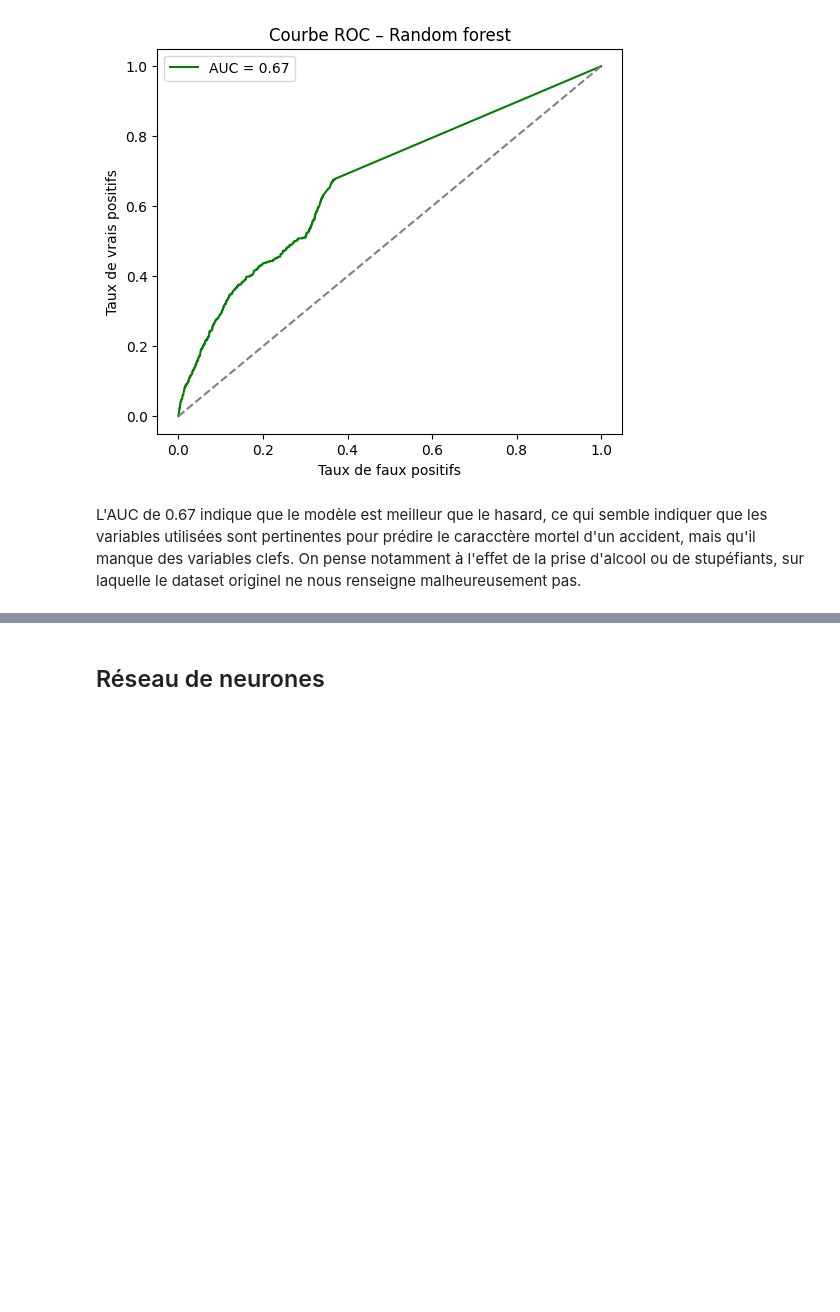
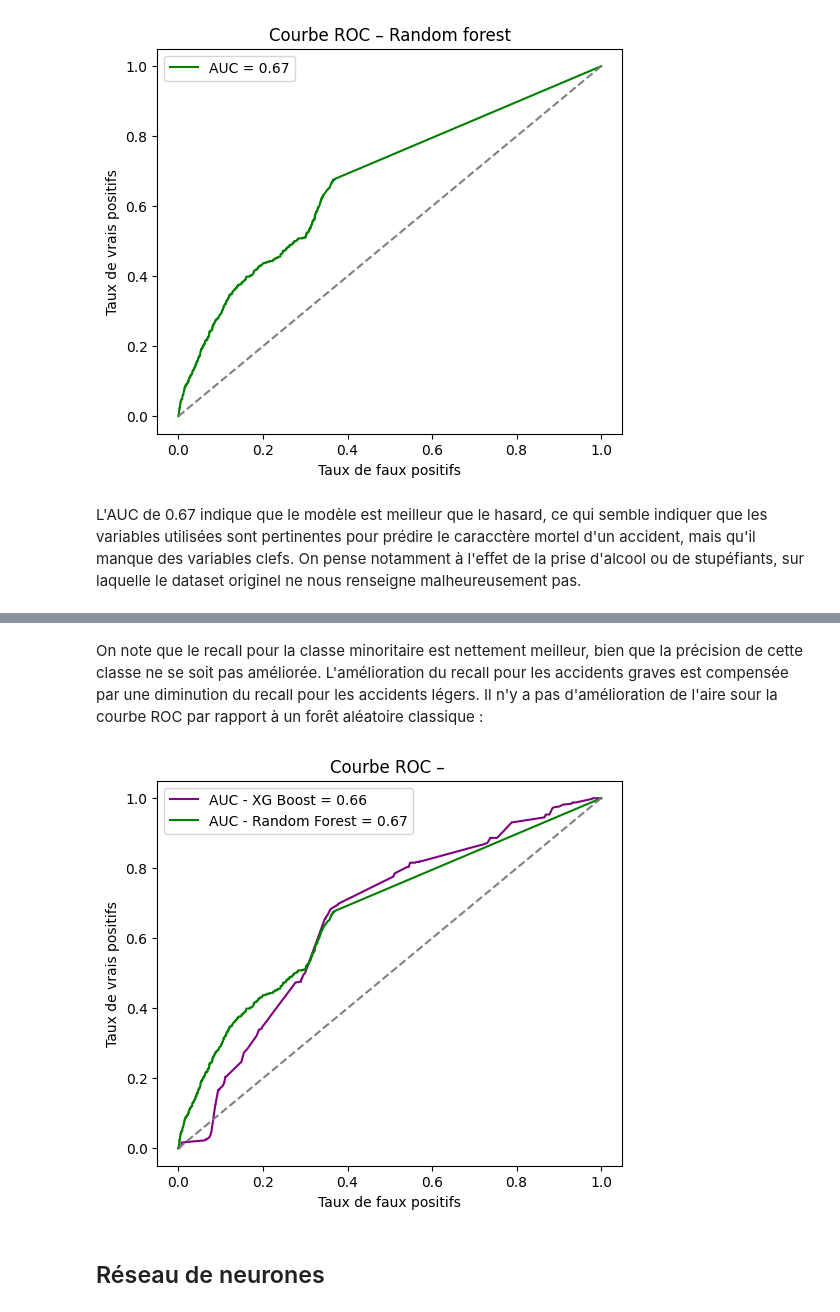
Before and after one commit to JohanneBohn/Python-DS, a Jupyter notebook: rapport.ipynb, the cells around one changed output, grey strips where cells are left out. Drawn from its saved outputs; the diff is of its cells as text; code cells hidden in the pictures; blank space fills up the shorter version.

```diff
--- a/rapport.ipynb
+++ b/rapport.ipynb
@@ -670,6 +662,0 @@ from sklearn.datasets import make_classification
-# %%
-# Prédiction d'un accident à partir du genre, de l'âge et de l'heure
-df = pd.concat([df_cu["sexe"], df_cu["an_nais"].apply(lambda n : 2024 - n), df_cu["hrmn"].apply(lambda s : int(s[:2])), df_cu[["grav"]]], axis=1).dropna()
-X, y = df[["sexe", "an_nais", "hrmn"]].rename(columns={"sexe" : "sexe", "an_nais" : "âge", "hrmn" : "heure"}), df["grav"]
-X_train, X_test, y_train, y_test = train_test_split(X, y)
-Classifier = MLPClassifier(max_iter=1000, random_state=42).fit(X_train, y_train)
@@ -681,0 +669,11 @@ Prédiction de mauvaise qualité, bien que meilleure qu'un choix aléatoire, qui
+# %%
+model = xgb.XGBClassifier(
+    n_estimators=200,
+    max_depth=5,
+    learning_rate=0.1,
+    scale_pos_weight= (len(y_nn_train)-sum(y_nn_train)) / sum(y_nn_train),
+    random_state=42,
+    eval_metric='logloss'
+)
+# %%
+model.fit(X_nn_train, y_nn_train)
@@ -681,0 +693,3 @@ Prédiction de mauvaise qualité, bien que meilleure qu'un choix aléatoire, qui
+# %%
+y_prob = model.predict_proba(X_test)[:,1]
+y_pred = (y_prob >= 0.5).astype(int)
@@ -682,3 +710,20 @@ Prédiction de mauvaise qualité, bien que meilleure qu'un choix aléatoire, qui
+# %% [markdown]
+On note que le recall pour la classe minoritaire est nettement meilleur, bien que la précision de cette classe ne se soit pas améliorée. L'amélioration du recall pour les accidents graves est compensée par une diminution du recall pour les accidents légers. Il n'y a pas d'amélioration de l'aire sour la courbe ROC par rapport à un forêt aléatoire classique :
+# %%
+fpr_xgb, tpr_xgb, _ = roc_curve(y_nn_test, y_prob)
+roc_auc_xgb = auc(fpr_xgb, tpr_xgb)
+
+plt.figure(figsize=(6, 5))
+plt.plot(fpr_xgb, tpr_xgb, color='purple', label=f"AUC - XG Boost = {roc_auc_xgb:.2f}")
+plt.plot(fpr, tpr, color='green', label=f"AUC - Random Forest = {roc_auc:.2f}")
+plt.plot([0, 1], [0, 1], linestyle="--", color="grey")
+plt.xlabel("Taux de faux positifs")
+plt.ylabel("Taux de vrais positifs")
+plt.title("Courbe ROC – ")
+plt.legend()
+plt.show()
+# %% [output]
+[figure, added]
 # %% [markdown]
 ##  Réseau de neurones
 # %% [markdown]
```
Also changed, not shown: parts of 8 cells of this notebook, 1 other file.
